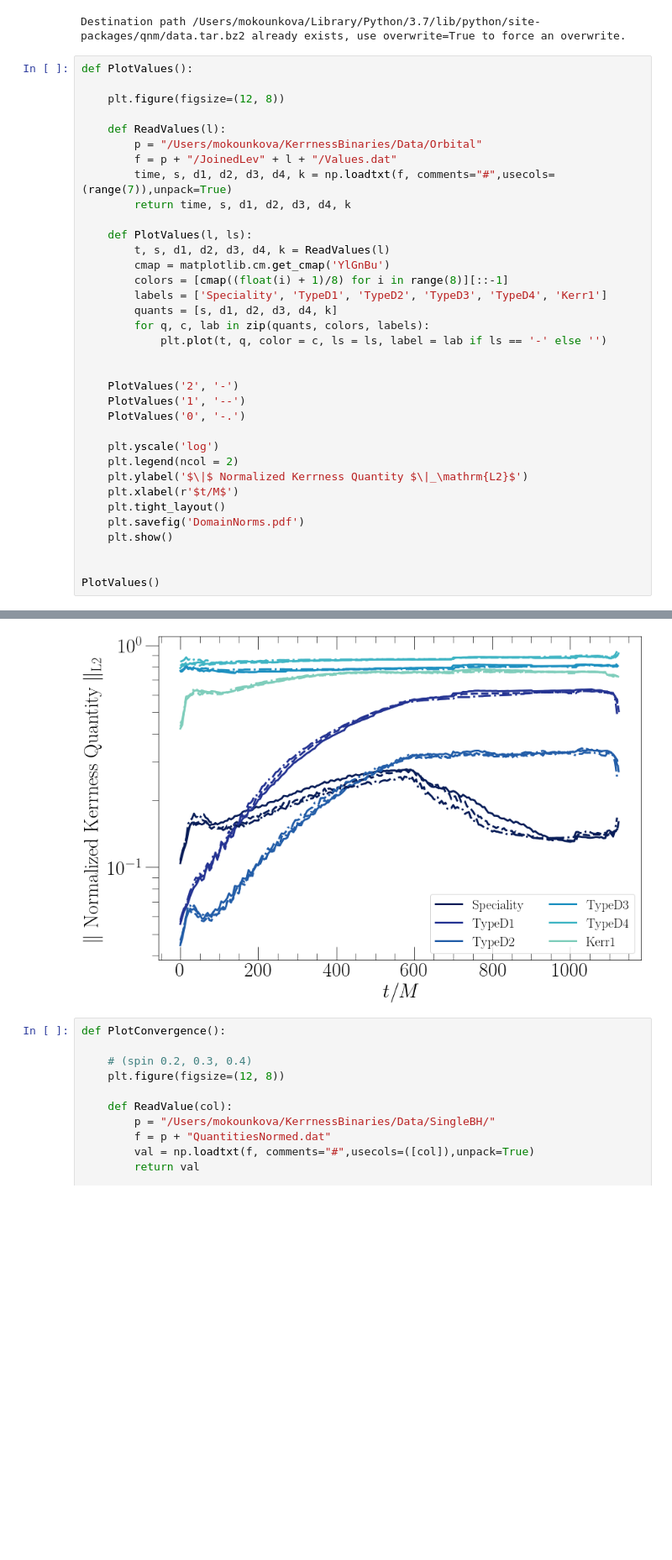
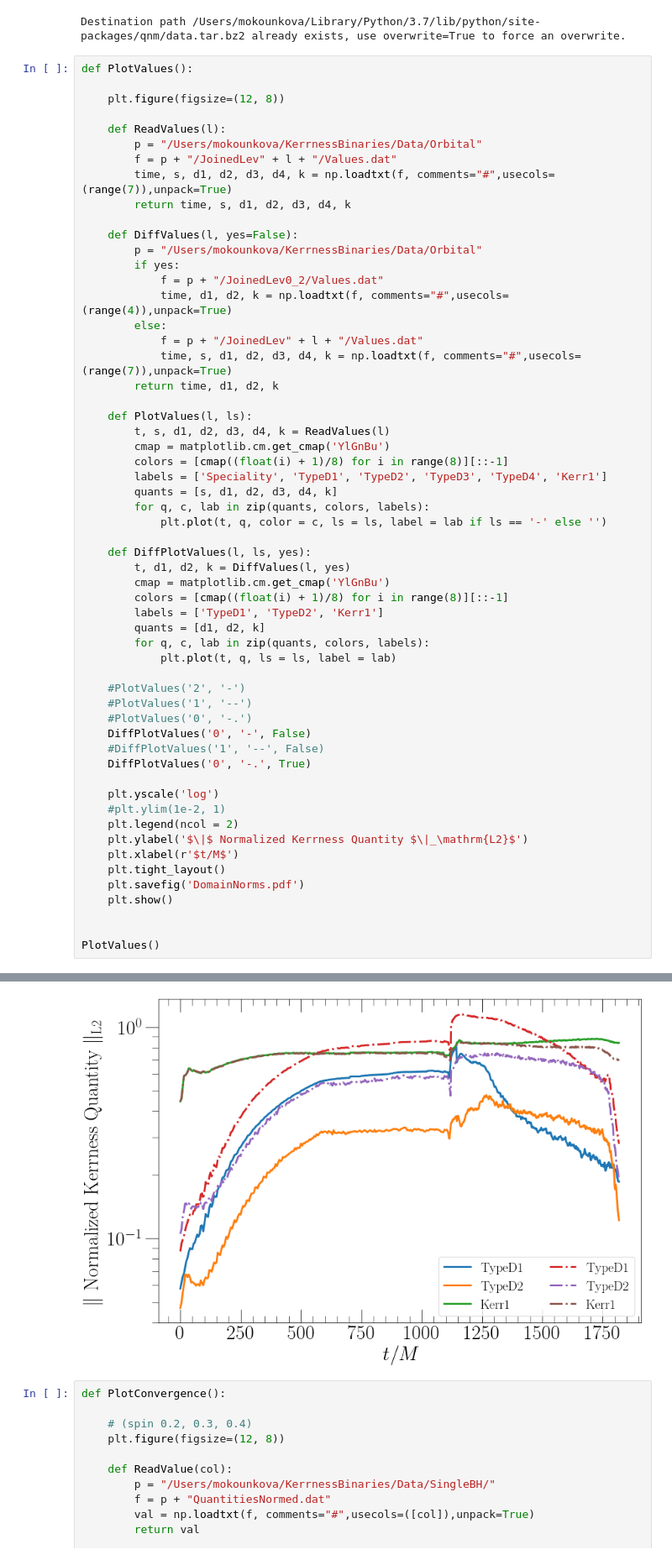
Before and after one commit to mariaokounkova/KerrnessBinaries, a Jupyter notebook: KerrnessBinaries.ipynb, the cells around one changed output, grey strips where cells are left out. Shown at 84% size. Saved outputs shown, nothing was run; the diff lists cells and outputs as text; blank space fills up the shorter version.

```diff
--- a/KerrnessBinaries.ipynb
+++ b/KerrnessBinaries.ipynb
@@ -51,6 +51,16 @@ def PlotValues():
         time, s, d1, d2, d3, d4, k = np.loadtxt(f, comments="#",usecols=(range(7)),unpack=True)
         return time, s, d1, d2, d3, d4, k
 
+    def DiffValues(l, yes=False):
+        p = "/Users/mokounkova/KerrnessBinaries/Data/Orbital"
+        if yes:
+            f = p + "/JoinedLev0_2/Values.dat"
+            time, d1, d2, k = np.loadtxt(f, comments="#",usecols=(range(4)),unpack=True)
+        else:
+            f = p + "/JoinedLev" + l + "/Values.dat"
+            time, s, d1, d2, d3, d4, k = np.loadtxt(f, comments="#",usecols=(range(7)),unpack=True)
+        return time, d1, d2, k
+
     def PlotValues(l, ls):
         t, s, d1, d2, d3, d4, k = ReadValues(l)
         cmap = matplotlib.cm.get_cmap('YlGnBu')
@@ -60,12 +70,24 @@ def PlotValues():
         for q, c, lab in zip(quants, colors, labels):
             plt.plot(t, q, color = c, ls = ls, label = lab if ls == '-' else '')
 
+    def DiffPlotValues(l, ls, yes):
+        t, d1, d2, k = DiffValues(l, yes)
+        cmap = matplotlib.cm.get_cmap('YlGnBu')
+        colors = [cmap((float(i) + 1)/8) for i in range(8)][::-1]
+        labels = ['TypeD1', 'TypeD2', 'Kerr1']
+        quants = [d1, d2, k]
+        for q, c, lab in zip(quants, colors, labels):
+            plt.plot(t, q, ls = ls, label = lab)
 
-    PlotValues('2', '-')
-    PlotValues('1', '--')
-    PlotValues('0', '-.')
+    #PlotValues('2', '-')
+    #PlotValues('1', '--')
+    #PlotValues('0', '-.')
+    DiffPlotValues('0', '-', False)
+    #DiffPlotValues('1', '--', False)
+    DiffPlotValues('0', '-.', True)
 
     plt.yscale('log')
+    #plt.ylim(1e-2, 1)
     plt.legend(ncol = 2)
     plt.ylabel('$\|$ Normalized Kerrness Quantity $\|_\mathrm{L2}$')
     plt.xlabel(r'$t/M$')
@@ -82,4 +101,4 @@ PlotValues()
-[figure, old version]
+[figure, new version]
 # %%
 def PlotConvergence():
 
```
Also changed, not shown: parts of 4 cells of this notebook.
